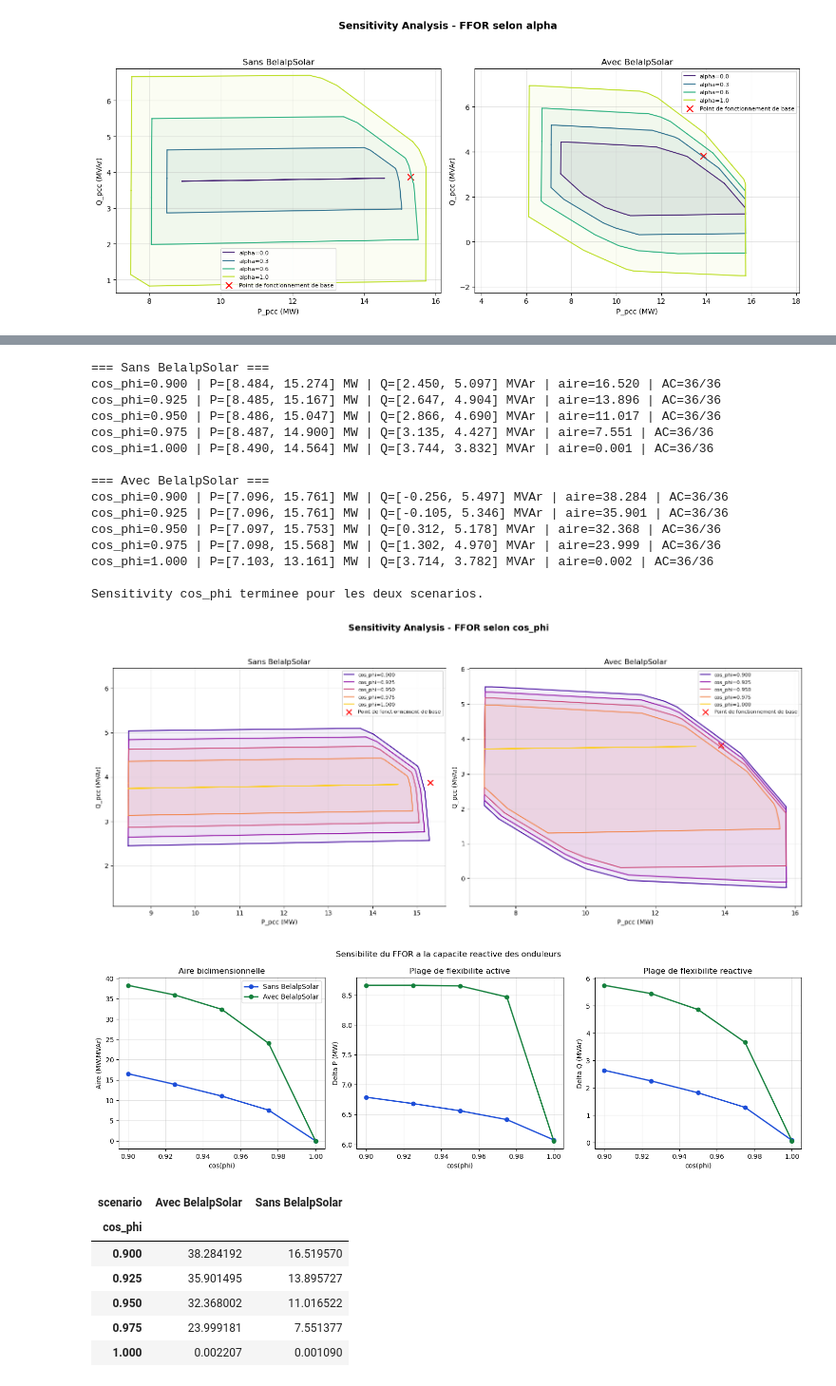
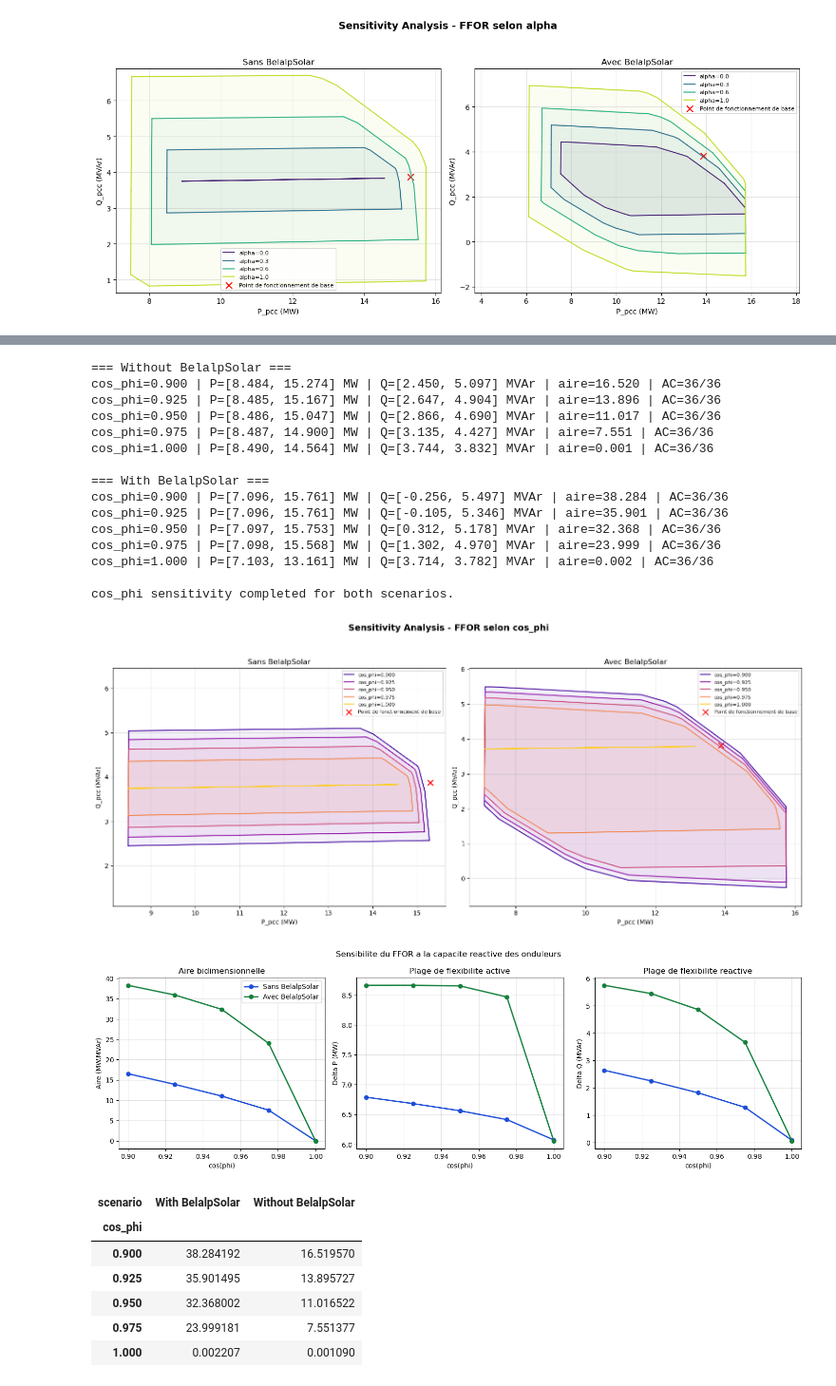
Before and after one commit to Jad-Lostan/Swiss-PDGs, a Jupyter notebook: BELALP/sensitivity_analysis.ipynb, the cells around one changed output, grey strips where cells are left out. Shown at 95% size. Saved outputs shown, nothing was run; the diff lists cells and outputs as text; code cells hidden in the pictures.

```diff
--- a/BELALP/sensitivity_analysis.ipynb
+++ b/BELALP/sensitivity_analysis.ipynb
@@ -622,7 +622,7 @@ Definition: alpha modifie uniquement les petits PV distribues; BelalpSolar reste
 # %% [markdown]
 **Plot**
 # %%
-# Aire et largeurs du FFOR vs alpha, comparees sans/avec BelalpSolar
+# FFOR area and spans vs alpha, compared without/with BelalpSolar
 
 alpha_area_rows = []
 for scenario_key in scenario_keys:
@@ -648,9 +648,9 @@ alpha_area_df.to_csv(
 )
 
 metric_specs = [
-    ("area_MW_MVAr", "Aire (MW.MVAr)", "Aire bidimensionnelle"),
-    ("P_span_MW", "Delta P (MW)", "Plage de flexibilite active"),
-    ("Q_span_MVAr", "Delta Q (MVAr)", "Plage de flexibilite reactive"),
+    ("area_MW_MVAr", "Area (MW.MVAr)", "Two-dimensional area"),
+    ("P_span_MW", "Delta P (MW)", "Active-power flexibility range"),
+    ("Q_span_MVAr", "Delta Q (MVAr)", "Reactive-power flexibility range"),
 ]
 fig, axes = plt.subplots(1, 3, figsize=(15, 4.8))
 for ax, (column, ylabel, title) in zip(axes, metric_specs):
@@ -672,7 +672,7 @@ for ax, (column, ylabel, title) in zip(axes, metric_specs):
     ax.set_title(title)
     ax.grid(True, alpha=0.35)
 axes[0].legend()
-fig.suptitle("Sensibilite du FFOR a la penetration PV locale")
+fig.suptitle("FFOR sensitivity to local PV penetration")
 plt.tight_layout()
 plt.savefig(
     output_dir / "sensitivity_alpha_area_without_vs_with_belalp.png",
@@ -680,8 +680,8 @@ plt.savefig(
 )
 plt.show()
 
-# Gain apparie apporte par BelalpSolar. Aucun ratio n'est calcule
-# car l'aire sans PV peut etre exactement nulle a alpha=0.
+# Paired gain provided by BelalpSolar. No ratio is calculated
+# because the area without PV can be exactly zero at alpha=0.
 paired_alpha = alpha_area_df.pivot(
     index="alpha",
     columns="scenario_key",
@@ -699,7 +699,7 @@ for ax, (column, ylabel, title) in zip(axes, metric_specs):
     ax.set_ylabel(f"Gain {ylabel}")
     ax.set_title(title)
     ax.grid(True, alpha=0.35)
-fig.suptitle("Contribution nette de BelalpSolar")
+fig.suptitle("Net contribution of BelalpSolar")
 plt.tight_layout()
 plt.savefig(
     output_dir / "sensitivity_alpha_area_rel_without_vs_with_belalp.png",
@@ -737,7 +737,7 @@ display(
 # %%
 import matplotlib.cm as cm
 
-# Quelques contours representatifs; les 11 superposes seraient illisibles.
+# A few representative contours; overlaying all 11 would be unreadable.
 alpha_values_to_plot = [0.0, base_alpha, 0.6, 1.0]
 fig, axes = plt.subplots(1, 2, figsize=(14, 6), sharey=False)
 colors = cm.viridis(np.linspace(0.1, 0.9, len(alpha_values_to_plot)))
@@ -772,7 +772,7 @@ for ax, scenario_key in zip(axes, scenario_keys):
         color="red",
         marker="x",
         s=65,
-        label="Point de fonctionnement de base",
+        label="Base operating point",
     )
     ax.set_title(scenario_labels[scenario_key])
     ax.set_xlabel("P_pcc (MW)")
@@ -781,7 +781,7 @@ for ax, scenario_key in zip(axes, scenario_keys):
     ax.axis("equal")
     ax.legend(fontsize=8, loc="best")
 fig.suptitle(
-    "Sensitivity Analysis - FFOR selon alpha",
+    "Sensitivity Analysis - FFOR by alpha",
     fontsize=14,
     fontweight="bold",
 )
@@ -802,9 +802,9 @@ plt.show()
 # %%
 # ============================================================
-# SENSITIVITY ANALYSIS - Parametre cos_phi, avec et sans BelalpSolar
+# SENSITIVITY ANALYSIS - cos_phi parameter, with and without BelalpSolar
 # ============================================================
 
-# Plage coherente avec l'analyse annoncee: 0.90 a 1.00.
+# Range consistent with the stated analysis: 0.90 to 1.00.
 cos_phi_list = [0.90, 0.925, 0.95, 0.975, 1.00]
 
 for scenario_key in scenario_keys:
@@ -833,32 +833,32 @@ for scenario_key in scenario_keys:
             f"cos_phi={cos_phi_test:.3f} | "
             f"P=[{min(ffor['P']):.3f}, {max(ffor['P']):.3f}] MW | "
             f"Q=[{min(ffor['Q']):.3f}, {max(ffor['Q']):.3f}] MVAr | "
-            f"aire={ffor['area']:.3f} | "
+            f"area={ffor['area']:.3f} | "
             f"AC={ffor['n_valid']}/{n_angles}"
         )
 
 print()
-print("Sensitivity cos_phi terminee pour les deux scenarios.")
+print("cos_phi sensitivity completed for both scenarios.")
 # %% [output]
-=== Sans BelalpSolar ===
+=== Without BelalpSolar ===
 cos_phi=0.900 | P=[8.484, 15.274] MW | Q=[2.450, 5.097] MVAr | aire=16.520 | AC=36/36
 cos_phi=0.925 | P=[8.485, 15.167] MW | Q=[2.647, 4.904] MVAr | aire=13.896 | AC=36/36
 cos_phi=0.950 | P=[8.486, 15.047] MW | Q=[2.866, 4.690] MVAr | aire=11.017 | AC=36/36
 cos_phi=0.975 | P=[8.487, 14.900] MW | Q=[3.135, 4.427] MVAr | aire=7.551 | AC=36/36
 cos_phi=1.000 | P=[8.490, 14.564] MW | Q=[3.744, 3.832] MVAr | aire=0.001 | AC=36/36
 
-=== Avec BelalpSolar ===
+=== With BelalpSolar ===
 cos_phi=0.900 | P=[7.096, 15.761] MW | Q=[-0.256, 5.497] MVAr | aire=38.284 | AC=36/36
 cos_phi=0.925 | P=[7.096, 15.761] MW | Q=[-0.105, 5.346] MVAr | aire=35.901 | AC=36/36
 cos_phi=0.950 | P=[7.097, 15.753] MW | Q=[0.312, 5.178] MVAr | aire=32.368 | AC=36/36
 cos_phi=0.975 | P=[7.098, 15.568] MW | Q=[1.302, 4.970] MVAr | aire=23.999 | AC=36/36
 cos_phi=1.000 | P=[7.103, 13.161] MW | Q=[3.714, 3.782] MVAr | aire=0.002 | AC=36/36
 
-Sensitivity cos_phi terminee pour les deux scenarios.
+cos_phi sensitivity completed for both scenarios.
 # %%
 import matplotlib.cm as cm
 
-# Contours FFOR pour chaque cos_phi, separes par scenario
+# FFOR contours for each cos_phi, separated by scenario
 colors = cm.plasma(np.linspace(0.1, 0.9, len(cos_phi_list)))
 fig, axes = plt.subplots(1, 2, figsize=(16, 7), sharey=False)
 
@@ -889,7 +889,7 @@ for ax, scenario_key in zip(axes, scenario_keys):
         color="red",
         marker="x",
         s=65,
-        label="Point de fonctionnement de base",
+        label="Base operating point",
     )
     ax.set_title(scenario_labels[scenario_key])
     ax.set_xlabel("P_pcc (MW)")
@@ -898,7 +898,7 @@ for ax, scenario_key in zip(axes, scenario_keys):
     ax.axis("equal")
     ax.legend(fontsize=8, loc="best")
 fig.suptitle(
-    "Sensitivity Analysis - FFOR selon cos_phi",
+    "Sensitivity Analysis - FFOR by cos_phi",
     fontsize=14,
     fontweight="bold",
 )
@@ -942,35 +942,35 @@ for ax, (column, ylabel, title) in zip(axes, metric_specs):
         ax.plot(
             df_s["cos_phi"],
             df_s[column],
             "o-",
             linewidth=2,
             color=scenario_colors[scenario_key],
             label=scenario_labels[scenario_key],
         )
     ax.set_xlabel("cos(phi)")
     ax.set_ylabel(ylabel)
     ax.set_title(title)
     ax.grid(True, alpha=0.35)
 axes[0].legend()
-fig.suptitle("Sensibilite du FFOR a la capacite reactive des onduleurs")
+fig.suptitle("FFOR sensitivity to inverter reactive-power capability")
 plt.tight_layout()
 plt.savefig(
     output_dir / "sensitivity_cosphi_metrics_without_vs_with_belalp.png",
     dpi=150,
 )
 plt.show()
 
 display(
     cosphi_area_df.pivot(
         index="cos_phi",
         columns="scenario",
         values="area_MW_MVAr",
     )
 )
 # %% [output]
 [figure]
 [figure]
-| scenario | Avec BelalpSolar | Sans BelalpSolar |
+| scenario | With BelalpSolar | Without BelalpSolar |
 | cos_phi |  |  |
 | 0.900 | 38.284192 | 16.519570 |
 | 0.925 | 35.901495 | 13.895727 |
```
Also changed, not shown: parts of 9 cells of this notebook, 45 other files.
